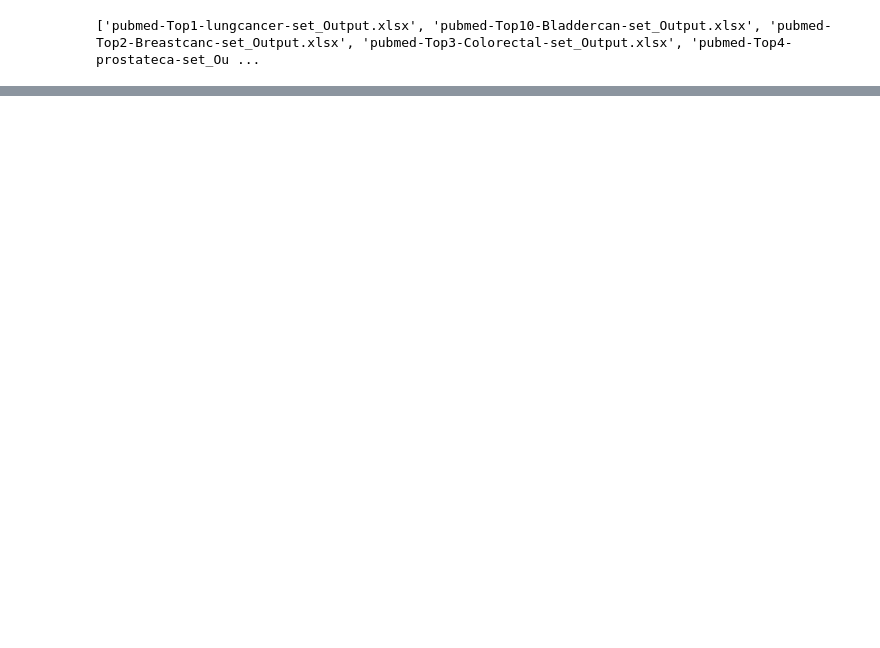
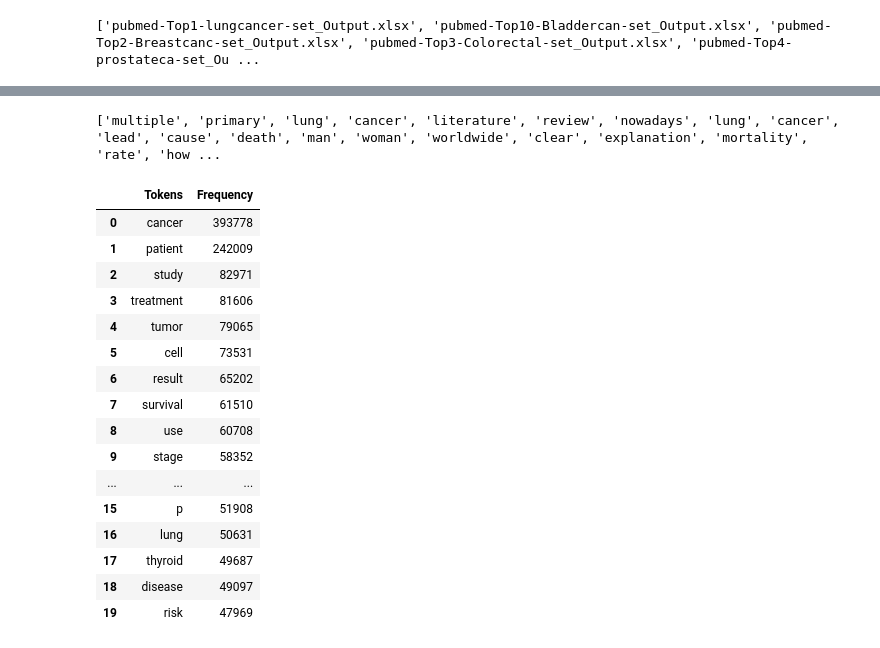
Before and after one commit to kholishotula/TextMining_HomeWork1, a Jupyter notebook: Program/Home Work I (multi line).ipynb, the cells around one changed output, grey strips where cells are left out. Saved outputs shown, nothing was run; the diff lists cells and outputs as text; code cells hidden in the pictures; blank space fills up the shorter version.

```diff
--- a/Program/Home Work I (multi line).ipynb
+++ b/Program/Home Work I (multi line).ipynb
@@ -147,0 +275,16 @@ PubMed_Articles.to_excel(GatheredOutputFile)
+# %%
+import spacy
+
+nlp = spacy.load('en', disable=['vectors', 'textcat', 'tagger', 'parser', 'ner'])
+
+data = []
+for word in words:
+    text  = nlp(word)
+    for one_word in text:
+        if one_word.lemma_ != '-PRON-':
+            data.append(one_word.lemma_)
+        else:
+            data.append(one_word.text)
+print(data[:20])
+# %% [output]
+['multiple', 'primary', 'lung', 'cancer', 'literature', 'review', 'nowadays', 'lung', 'cancer', 'lead', 'cause', 'death', 'man', 'woman', 'worldwide', 'clear', 'explanation', 'mortality', 'rate', 'how ...
@@ -147,0 +303,25 @@ PubMed_Articles.to_excel(GatheredOutputFile)
+# %%
+import pandas as pd
+
+file = '../Output/Multi_Line/PubMed_Top1-10_Title_Abstract_NumCommonTokens_20_NoStopword_Lemmatization.csv'
+
+PubMed_Title_Abstract_20_NoStopword_Lemma = pd.read_csv(file, delimiter=',')
+PubMed_Title_Abstract_20_NoStopword_Lemma
+# %% [output]
+|  | Tokens | Frequency |
+| 0 | cancer | 393778 |
+| 1 | patient | 242009 |
+| 2 | study | 82971 |
+| 3 | treatment | 81606 |
+| 4 | tumor | 79065 |
+| 5 | cell | 73531 |
+| 6 | result | 65202 |
+| 7 | survival | 61510 |
+| 8 | use | 60708 |
+| 9 | stage | 58352 |
+| ... | ... | ... |
+| 15 | p | 51908 |
+| 16 | lung | 50631 |
+| 17 | thyroid | 49687 |
+| 18 | disease | 49097 |
+| 19 | risk | 47969 |
```
Also changed, not shown: parts of 25 cells of this notebook, 31 other files.
